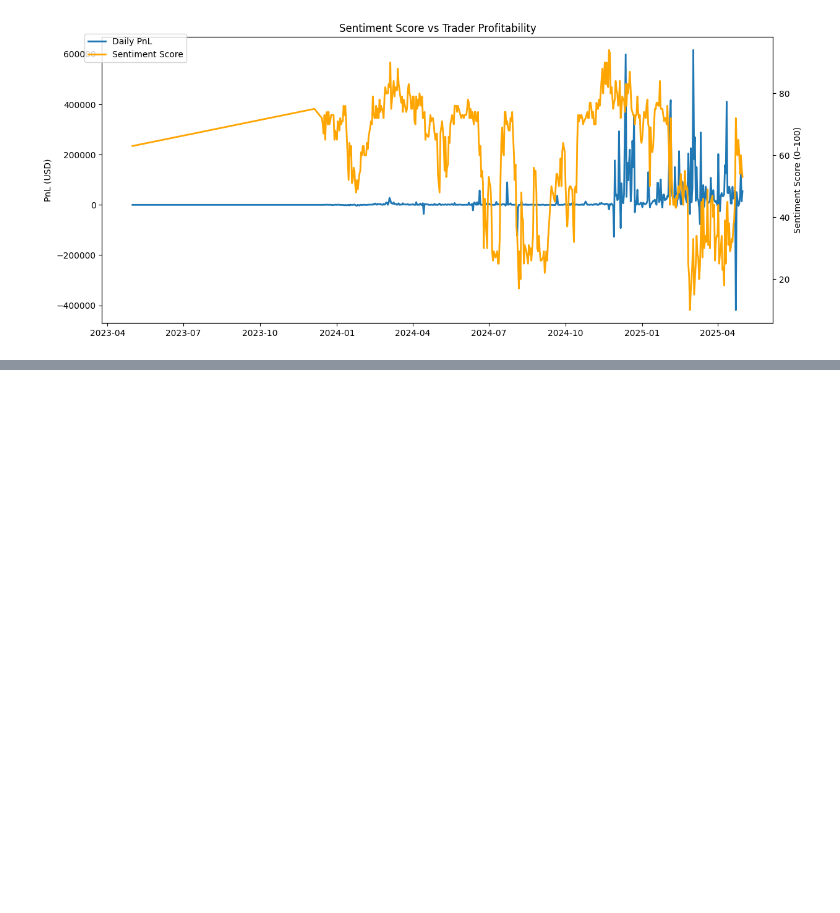
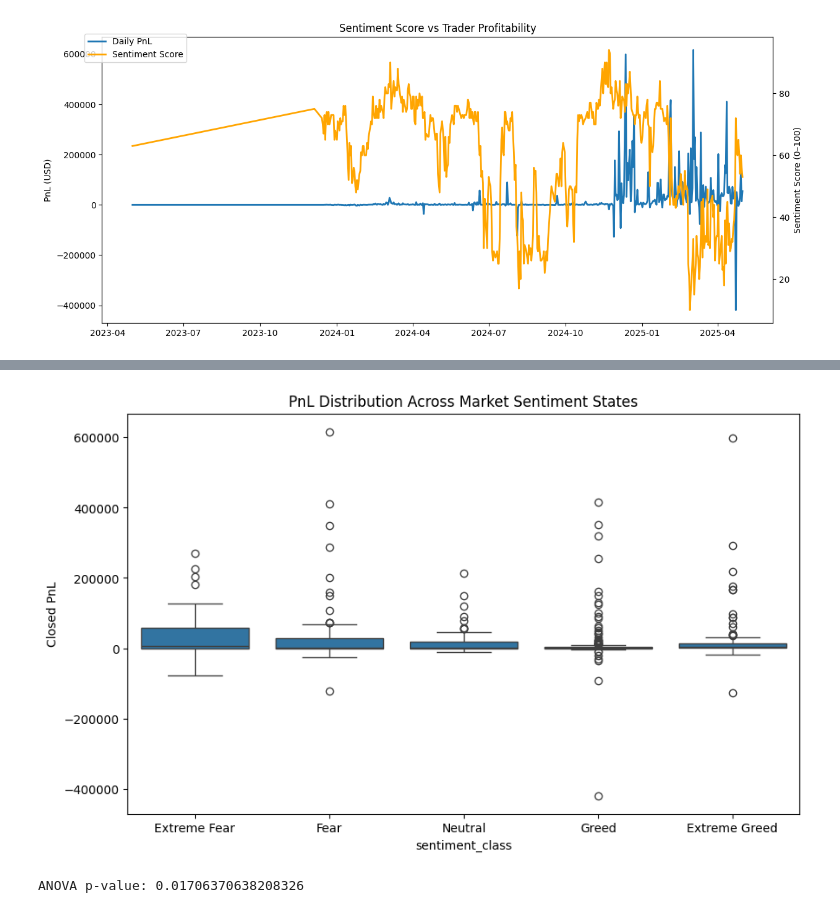
Before and after one commit to AyushPrakash414/Bitcoin-Sentiment-Analysis, a Jupyter notebook: analysis.ipynb, the cells around one changed output, grey strips where cells are left out. Saved outputs shown, nothing was run; the diff lists cells and outputs as text; code cells hidden in the pictures; blank space fills up the shorter version.

```diff
--- a/analysis.ipynb
+++ b/analysis.ipynb
@@ -137,0 +145,4 @@ plt.show()
+# %%
+merged['Sentiment_lag1'] = merged['value'].shift(1)
+corr_lagged = merged[['Closed PnL','Sentiment_lag1']].corr().iloc[0,1]
+print("Lag-1 Correlation (Sentiment → Next day PnL):", corr_lagged)
@@ -137,0 +151,14 @@ plt.show()
+# %%
+def classify_sentiment(score):
+    if score <= 25:
+        return "Extreme Fear"
+    elif score <= 45:
+        return "Fear"
+    elif score <= 55:
+        return "Neutral"
+    elif score <= 75:
+        return "Greed"
+    else:
+        return "Extreme Greed"
+
+merged['sentiment_class'] = merged['value'].apply(classify_sentiment)
@@ -137,0 +176,18 @@ plt.show()
+# %%
+import seaborn as sns
+import matplotlib.pyplot as plt
+
+plt.figure(figsize=(10,6))
+sns.boxplot(data=merged, x='sentiment_class', y='Closed PnL', order=['Extreme Fear','Fear','Neutral','Greed','Extreme Greed'])
+plt.title("PnL Distribution Across Market Sentiment States")
+plt.show()
+# %% [output]
+[figure, added]
+# %%
+from scipy.stats import f_oneway
+
+groups = [group['Closed PnL'].dropna() for name, group in merged.groupby('sentiment_class')]
+anova_result = f_oneway(*groups)
+print("ANOVA p-value:", anova_result.pvalue)
+# %% [output]
+ANOVA p-value: 0.01706370638208326
```
Also changed, not shown: parts of 5 cells of this notebook.
